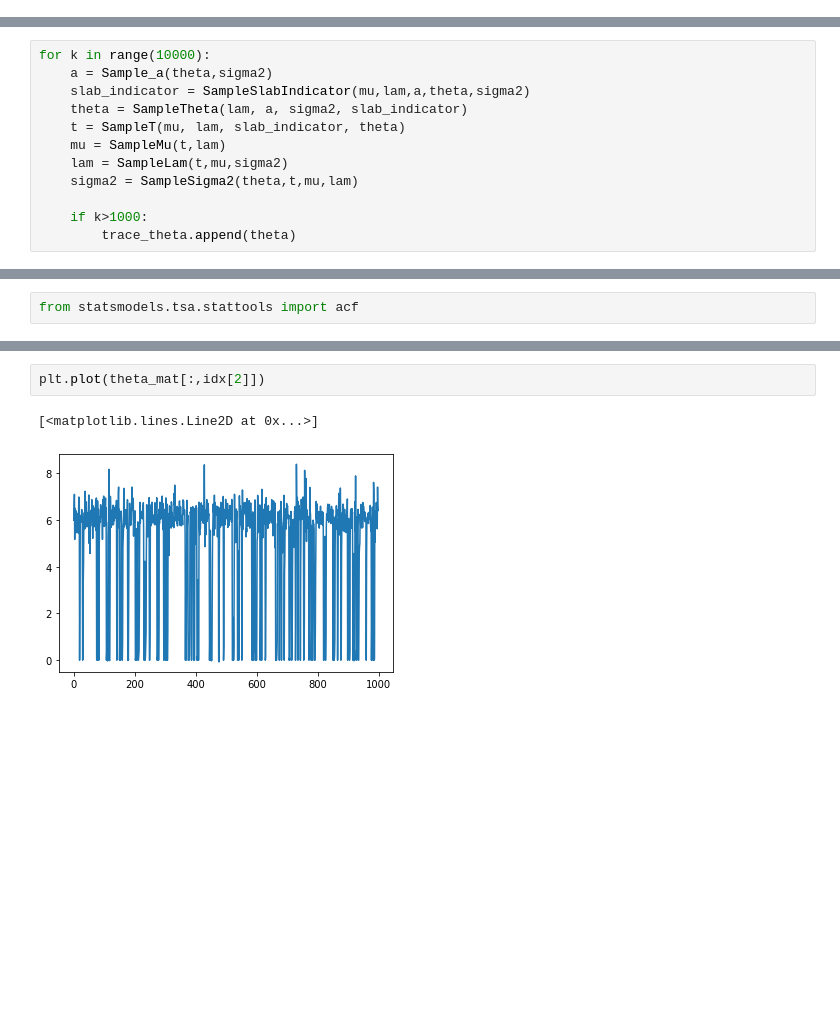
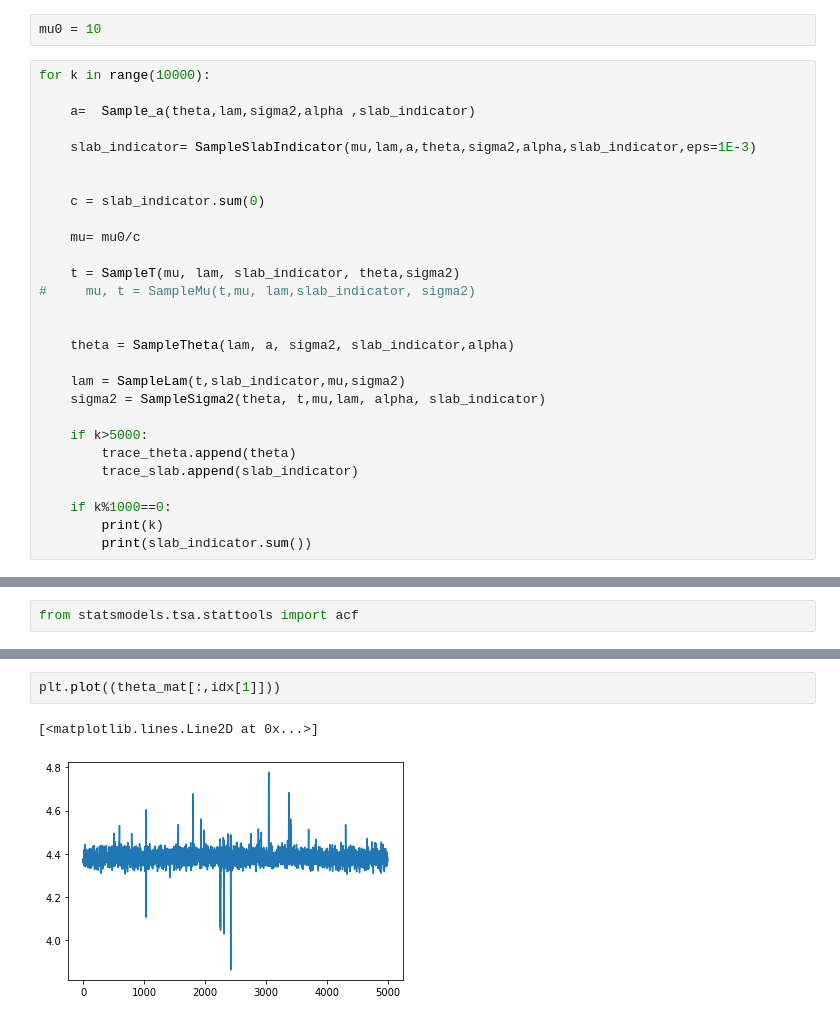
Before and after one commit to leoduan/OneBallPrior, a Jupyter notebook: gibbs.ipynb, the cells around one changed output, grey strips where cells are left out. Saved outputs shown, nothing was run; the diff lists cells and outputs as text; blank space fills up the shorter version.

```diff
--- a/gibbs.ipynb
+++ b/gibbs.ipynb
@@ -138,0 +254,30 @@ def SampleLam(t,mu,sigma2):
+# %%
+mu0 = 10
+# %%
+for k in range(10000):
+
+    a=  Sample_a(theta,lam,sigma2,alpha ,slab_indicator)
+
+    slab_indicator= SampleSlabIndicator(mu,lam,a,theta,sigma2,alpha,slab_indicator,eps=1E-3)
+
+
+    c = slab_indicator.sum(0)
+
+    mu= mu0/c
+
+    t = SampleT(mu, lam, slab_indicator, theta,sigma2)
+#     mu, t = SampleMu(t,mu, lam,slab_indicator, sigma2)
+
+
+    theta = SampleTheta(lam, a, sigma2, slab_indicator,alpha)
+
+    lam = SampleLam(t,slab_indicator,mu,sigma2)
+    sigma2 = SampleSigma2(theta, t,mu,lam, alpha, slab_indicator)
+
+    if k>5000:
+        trace_theta.append(theta)
+        trace_slab.append(slab_indicator)
+
+    if k%1000==0:
+        print(k)
+        print(slab_indicator.sum())
@@ -171,12 +313,0 @@ trace_theta=[]
-# %%
-for k in range(10000):
-    a = Sample_a(theta,sigma2)
-    slab_indicator = SampleSlabIndicator(mu,lam,a,theta,sigma2)
-    theta = SampleTheta(lam, a, sigma2, slab_indicator)
-    t = SampleT(mu, lam, slab_indicator, theta)
-    mu = SampleMu(t,lam)
-    lam = SampleLam(t,mu,sigma2)
-    sigma2 = SampleSigma2(theta,t,mu,lam)
-
-    if k>1000:
-        trace_theta.append(theta)
@@ -202,7 +380,7 @@ plt.plot(theta_mat.mean(0))
 # %%
-plt.plot(theta_mat[:,idx[2]])
+plt.plot((theta_mat[:,idx[1]]))
 # %% [output]
 [<matplotlib.lines.Line2D at 0x...>]
-[figure, old version]
+[figure, new version]
 # %%
 plt.plot(acf(theta_mat[:,idx[0]]))
```
Also changed, not shown: parts of 49 cells of this notebook.
